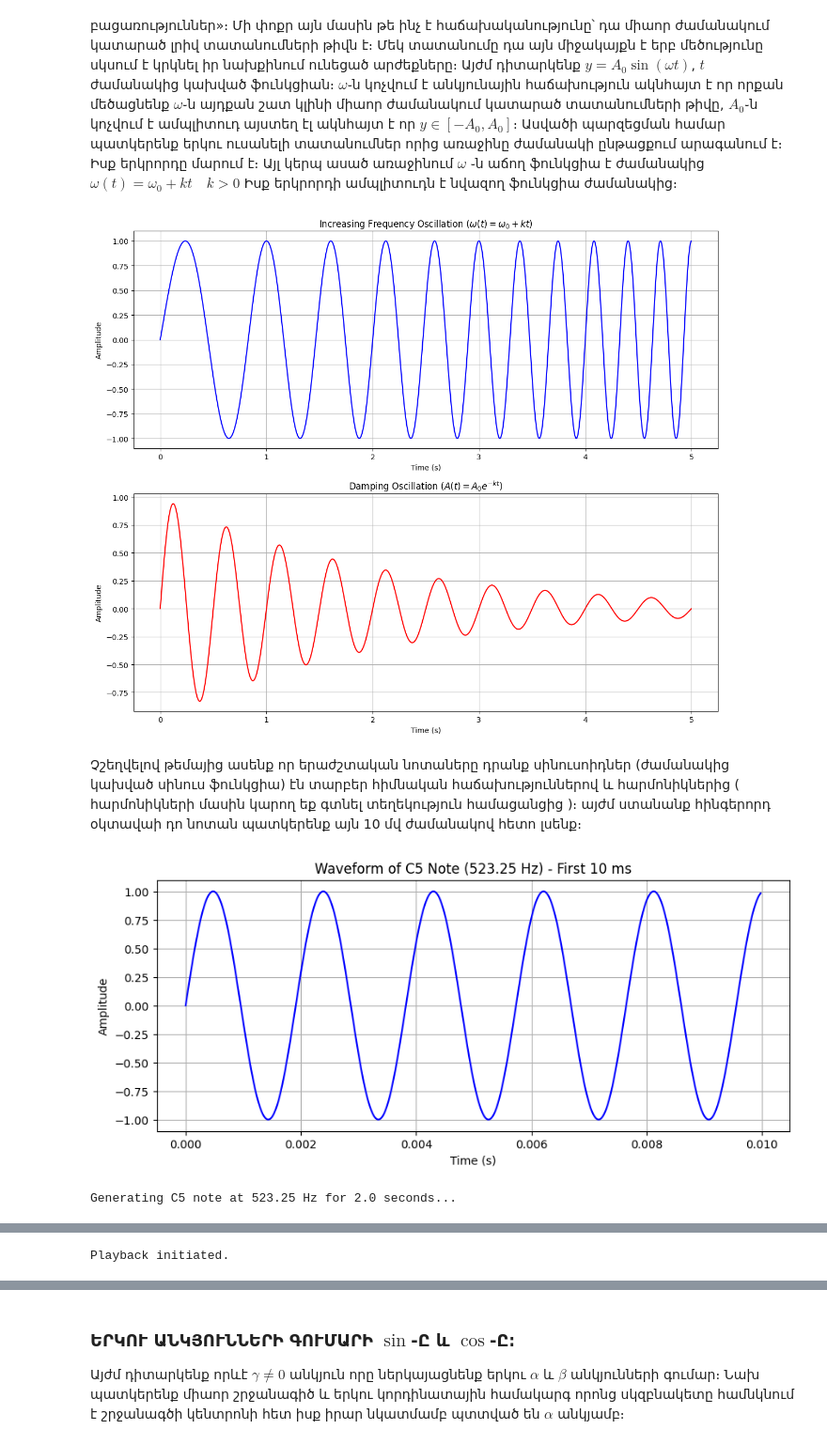
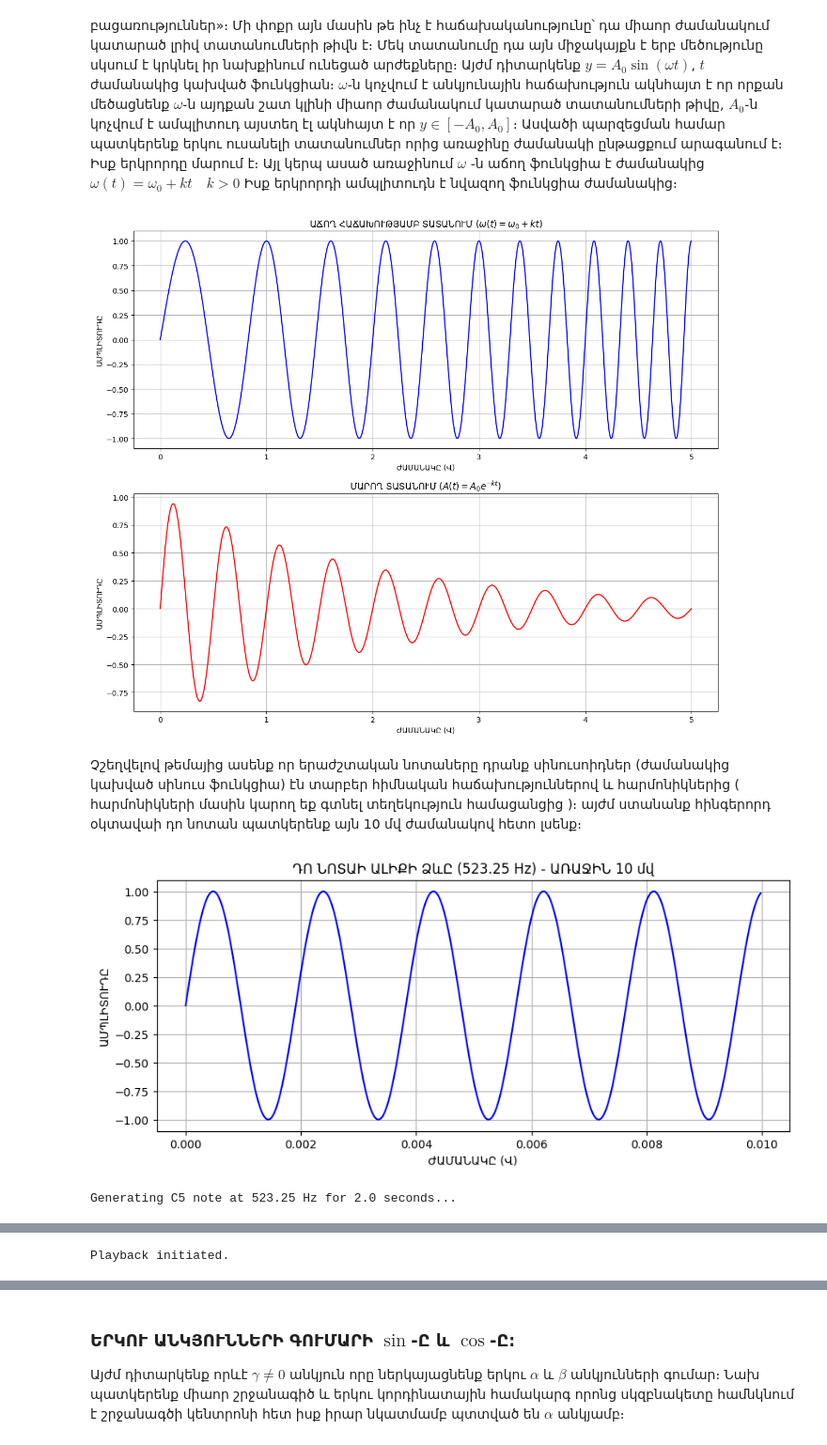
Before and after one commit to alexo-ux/math, a Jupyter notebook: 10_class/trigonometry.ipynb, the cells around one changed output, grey strips where cells are left out. Shown at 94% size. Saved outputs shown, nothing was run; the diff lists cells and outputs as text; code cells hidden in the pictures.

```diff
--- a/10_class/trigonometry.ipynb
+++ b/10_class/trigonometry.ipynb
@@ -312,91 +390,81 @@ plt.show()
 # %% [markdown]
 Որպես գործնական օրինակ դիտարկենք ձայնը որի հետ մենք բոլորս ամեն օր առնչվում ենք։ Ինչպես գիտենք ձայնը օդի տատանում է որը կարող է առաջանալ տարբեր եղանակներով (մարդու ձայնալարերի տատանումները, բարձրախոսի մեմբրանի տատանումները, ․․․)։ Մարդու ականջները կարող են լսել միջինում 20 ից 20․000 հց հաճախությամբ տատանումներ «կան նաև բացառություններ»։ Մի փոքր այն մասին թե ինչ է  հաճախականությունը՝ դա միաոր ժամանակում կատարած լրիվ տատանումների թիվն է։ Մեկ տատանումը դա այն միջակայքն է երբ մեծությունը սկսում է կրկնել իր նախքինում ունեցած արժեքները։ Այժմ դիտարկենք $y = A_0\sin{(ωt)}$, $t$ ժամանակից կախված ֆունկցիան։ $\omega$֊ն կոչվում է անկյունային հաճախություն ակնհայտ է որ որքան մեծացնենք $\omega$֊ն այդքան շատ կլինի միաոր ժամանակում կատարած տատանումների թիվը, $A_0$֊ն կոչվում է ամպլիտուդ այստեղ էլ ակնհայտ է որ $y \in [-A_0, A_0 ]$։ Ասվածի պարզեցման համար պատկերենք երկու ուսանելի տատանումներ որից առաջինը ժամանակի ընթացքում արագանում է։ Իսք երկրորդը մարում է։ Այլ կերպ ասած առաջինում $\omega$ ֊ն աճող ֆունկցիա է ժամանակից $\omega(t) = \omega_0 + kt \quad k>0$ Իսք երկրորդի ամպլիտուդն է նվազող ֆունկցիա ժամանակից։
 # %%
-# Parameters for the plots
-sampling_rate = 1000 # samples per second
-duration = 5       # seconds
+
+sampling_rate = 1000
+duration = 5
 t = np.linspace(0, duration, int(sampling_rate * duration), endpoint=False)
 
-# --- First plot: Increasing frequency (accelerating oscillation) ---
-omega_0_1 = 2 * np.pi * 1  # Initial angular frequency (1 Hz)
-k_freq = 2 * np.pi * 0.5   # Rate of angular frequency increase (0.5 Hz/s)
+
+omega_0_1 = 2 * np.pi * 1
+k_freq = 2 * np.pi * 0.5
 amplitude_1 = 1.0
 
-# instantaneous angular frequency: omega(t) = omega_0 + k*t
-# integral of omega(t) gives the phase: phi(t) = omega_0*t + 0.5*k*t^2
-# For simplicity, let's directly use a time-varying frequency in the sine argument
-# This is an approximation for rapidly changing frequencies but good for illustration
 accelerating_oscillation = amplitude_1 * np.sin(omega_0_1 * t + 0.5 * k_freq * t**2)
 
-# --- Second plot: Damping oscillation (decreasing amplitude) ---
-frequency_2 = 2.0  # Constant frequency (2 Hz)
-amplitude_0_2 = 1.0 # Initial amplitude for damping
-k_amp = 0.5         # Decay rate (positive value for damping)
+
+frequency_2 = 2.0
+amplitude_0_2 = 1.0
+k_amp = 0.5
 
 amplitude_over_time = amplitude_0_2 * np.exp(-k_amp * t)
 
 damping_oscillation = amplitude_over_time * np.sin(2 * np.pi * frequency_2 * t)
 
-# Plotting
+
 plt.figure(figsize=(12, 10))
 
 plt.subplot(2, 1, 1)
 plt.plot(t, accelerating_oscillation, color='blue')
-plt.title('Increasing Frequency Oscillation ($\omega(t) = \omega_0 + kt$)')
-plt.xlabel('Time (s)')
-plt.ylabel('Amplitude')
+plt.title(r'ԱՃՈՂ ՀԱՃԱԽՈՒԹՅԱՄԲ ՏԱՏԱՆՈՒՄ ($\omega(t) = \omega_0 + kt$)')
+plt.xlabel('ԺԱՄԱՆԱԿԸ (Վ)')
+plt.ylabel('ԱՄՊԼԻՏՈՒԴԸ')
 plt.grid(True)
 
 plt.subplot(2, 1, 2)
-plt.plot(t, damping_oscillation, color='red') # Use damping_oscillation here
-plt.title('Damping Oscillation ($A(t) = A_0 e^{-kt}$)') # Updated title
-plt.xlabel('Time (s)')
-plt.ylabel('Amplitude')
+plt.plot(t, damping_oscillation, color='red')
+plt.title(r'ՄԱՐՈՂ ՏԱՏԱՆՈՒՄ ($A(t) = A_0 e^{-kt}$)')
+plt.xlabel('ԺԱՄԱՆԱԿԸ (Վ)')
+plt.ylabel('ԱՄՊԼԻՏՈՒԴԸ')
 plt.grid(True)
 
 plt.tight_layout()
 plt.show()
 # %% [output]
-[figure, old version]
+[figure, new version]
 # %% [markdown]
 Չշեղվելով թեմայից ասենք որ երաժշտական նոտաները դրանք սինուսոիդներ (ժամանակից կախված սինուս ֆունկցիա) էն տարբեր հիմնական հաճախություններով և հարմոնիկներից ( հարմոնիկների մասին կարող եք գտնել տեղեկություն համացանցից )։ այժմ ստանանք հինգերորդ օկտավաի դո նոտան պատկերենք այն 10 մվ ժամանակով հետո լսենք։
 # %%
-# Configuration for C5 note (5th octave)
-frequency_hz = 523.25  # Frequency for C5 in Hz
-sampling_rate = 44100 # standard CD quality samples per second
-duration = 2.0        # seconds
 
-# Generate the time array for audio samples
+frequency_hz = 523.25
+sampling_rate = 44100
+duration = 2.0
+
 t_audio = np.linspace(0., duration, int(sampling_rate * duration), endpoint=False)
 
-# Generate the sine wave samples (amplitude from -1.0 to 1.0)
-# Formula: amplitude * sin(2 * pi * frequency * time)
 samples =  np.sin(2. * np.pi * frequency_hz * t_audio)
 
-# Plot the generated sine wave - now focusing on a very short segment
 plt.figure(figsize=(10, 4))
 
-# Define a short duration for plotting (e.g., 10 milliseconds)
 plot_duration_ms = 10
 plot_samples = int(sampling_rate * (plot_duration_ms / 1000.0))
 
-# Ensure we don't try to plot more samples than available
 plot_samples = min(plot_samples, len(samples))
 
 t_plot = np.linspace(0., plot_duration_ms / 1000.0, plot_samples, endpoint=False)
 
 plt.plot(t_plot, samples[:plot_samples], color='blue')
-plt.title(f'Waveform of C5 Note ({frequency_hz} Hz) - First {plot_duration_ms} ms')
-plt.xlabel('Time (s)')
-plt.ylabel('Amplitude')
+plt.title(f'ԴՈ ՆՈՏԱԻ ԱԼԻՔԻ ՁևԸ ({frequency_hz} Hz) - ԱՌԱՋԻՆ {plot_duration_ms} մվ')
+plt.xlabel('ԺԱՄԱՆԱԿԸ (Վ)')
+plt.ylabel('ԱՄՊԼԻՏՈՒԴԸ')
 plt.grid(True)
 plt.show()
 
 print(f"Generating C5 note at {frequency_hz} Hz for {duration} seconds...")
 display(Audio(samples, rate=sampling_rate))
 print("Playback initiated.")
 # %% [output]
-[figure, old version]
+[figure, new version]
 Generating C5 note at 523.25 Hz for 2.0 seconds...
 [interactive output not drawn]
 Playback initiated.
```
Also changed, not shown: parts of 24 cells of this notebook, 1 other file.
